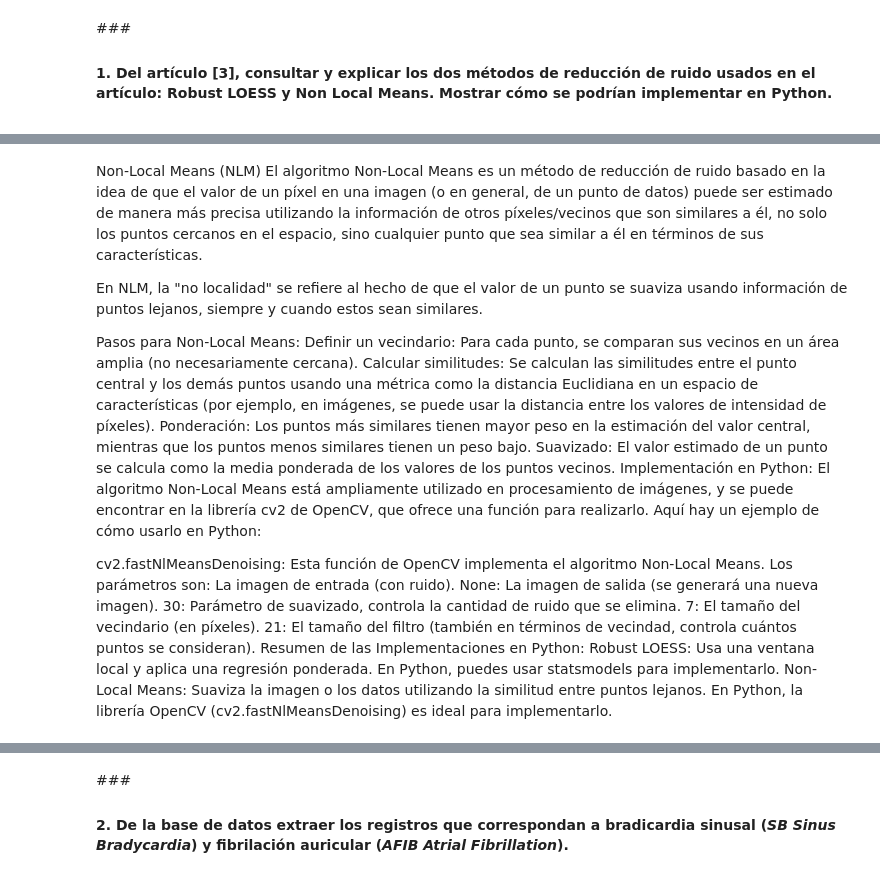
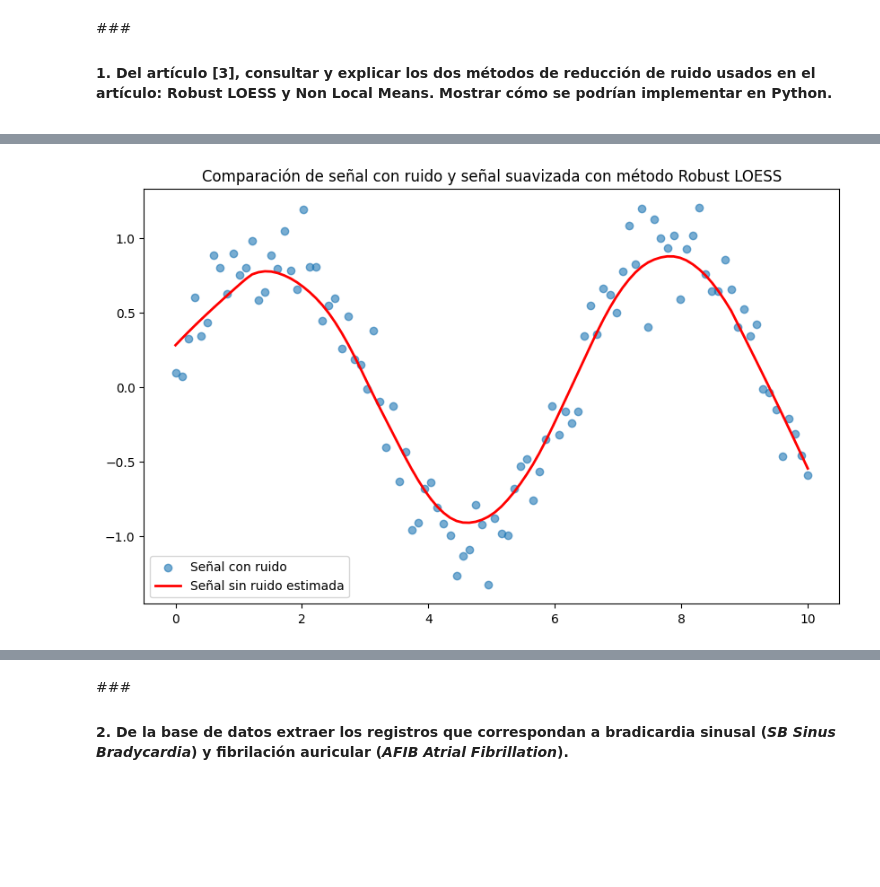
Before and after one commit to marianayarce1224/lab_biosenales, a Jupyter notebook: PROYECTO3/Proyecto3_G3.ipynb, the cells around one changed output, grey strips where cells are left out. Saved outputs shown, nothing was run; the diff lists cells and outputs as text; code cells hidden in the pictures; blank space fills up the shorter version.

```diff
--- a/PROYECTO3/Proyecto3_G3.ipynb
+++ b/PROYECTO3/Proyecto3_G3.ipynb
@@ -50,44 +45,22 @@ La librería statsmodels en Python ofrece una implementación de LOESS. Para usa
 # %%
 import numpy as np
 import matplotlib.pyplot as plt
 import statsmodels.api as sm
 
-# Datos de ejemplo
 np.random.seed(42)
 x = np.linspace(0, 10, 100)
-y = np.sin(x) + np.random.normal(0, 0.2, 100)  # Sinusoidal con ruido
+y = np.sin(x) + np.random.normal(0, 0.2, 100)
 
-# Aplicar Robust LOESS
-lowess = sm.nonparametric.lowess(y, x, frac=0.2, it=3)  # 'frac' es la fracción de puntos cercanos, 'it' es el número de iteraciones de robustez
+alpha = 0.25
+iterations = 3
+lowess = sm.nonparametric.lowess(y, x, frac=alpha, it=iterations)
 y_smoothed = lowess[:, 1]
 
-# Visualizar
 plt.figure(figsize=(10, 6))
-plt.scatter(x, y, label="Datos originales", alpha=0.6)
-plt.plot(x, y_smoothed, label="LOESS suave", color='red', linewidth=2)
+plt.scatter(x, y, label="Señal con ruido", alpha=0.6)
+plt.plot(x, y_smoothed, label="Señal sin ruido estimada", color='red', linewidth=2)
 plt.legend()
-plt.title('Aplicación de Robust LOESS')
+plt.title('Comparación señal con ruido y señal suavizada con método Robust LOESS')
 plt.show()
+# %% [output]
+[figure, added]
-# %% [markdown]
-Non-Local Means (NLM)
-El algoritmo Non-Local Means es un método de reducción de ruido basado en la idea de que el valor de un píxel en una imagen (o en general, de un punto de datos) puede ser estimado de manera más precisa utilizando la información de otros píxeles/vecinos que son similares a él, no solo los puntos cercanos en el espacio, sino cualquier punto que sea similar a él en términos de sus características.
-
-En NLM, la "no localidad" se refiere al hecho de que el valor de un punto se suaviza usando información de puntos lejanos, siempre y cuando estos sean similares.
-
-Pasos para Non-Local Means:
-Definir un vecindario: Para cada punto, se comparan sus vecinos en un área amplia (no necesariamente cercana).
-Calcular similitudes: Se calculan las similitudes entre el punto central y los demás puntos usando una métrica como la distancia Euclidiana en un espacio de características (por ejemplo, en imágenes, se puede usar la distancia entre los valores de intensidad de píxeles).
-Ponderación: Los puntos más similares tienen mayor peso en la estimación del valor central, mientras que los puntos menos similares tienen un peso bajo.
-Suavizado: El valor estimado de un punto se calcula como la media ponderada de los valores de los puntos vecinos.
-Implementación en Python:
-El algoritmo Non-Local Means está ampliamente utilizado en procesamiento de imágenes, y se puede encontrar en la librería cv2 de OpenCV, que ofrece una función para realizarlo. Aquí hay un ejemplo de cómo usarlo en Python:
-
-cv2.fastNlMeansDenoising: Esta función de OpenCV implementa el algoritmo Non-Local Means. Los parámetros son:
-La imagen de entrada (con ruido).
-None: La imagen de salida (se generará una nueva imagen).
-30: Parámetro de suavizado, controla la cantidad de ruido que se elimina.
-7: El tamaño del vecindario (en píxeles).
-21: El tamaño del filtro (también en términos de vecindad, controla cuántos puntos se consideran).
-Resumen de las Implementaciones en Python:
-Robust LOESS: Usa una ventana local y aplica una regresión ponderada. En Python, puedes usar statsmodels para implementarlo.
-Non-Local Means: Suaviza la imagen o los datos utilizando la similitud entre puntos lejanos. En Python, la librería OpenCV (cv2.fastNlMeansDenoising) es ideal para implementarlo.
```
Also changed, not shown: parts of 9 cells of this notebook.
